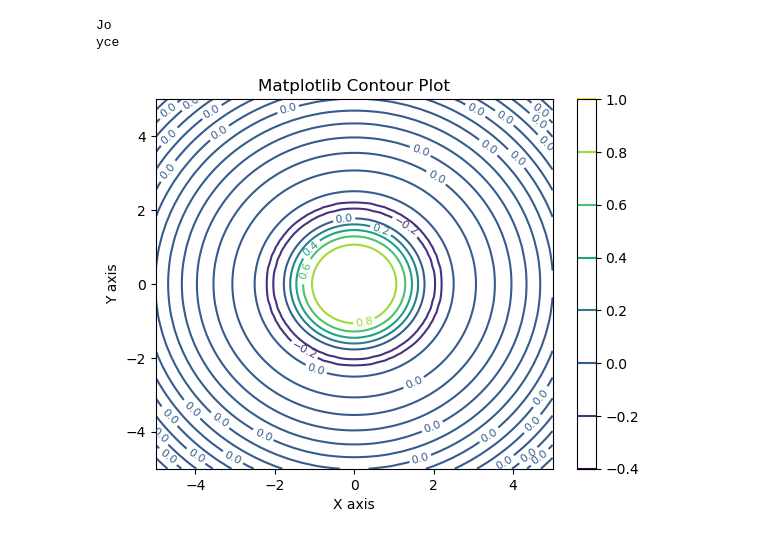
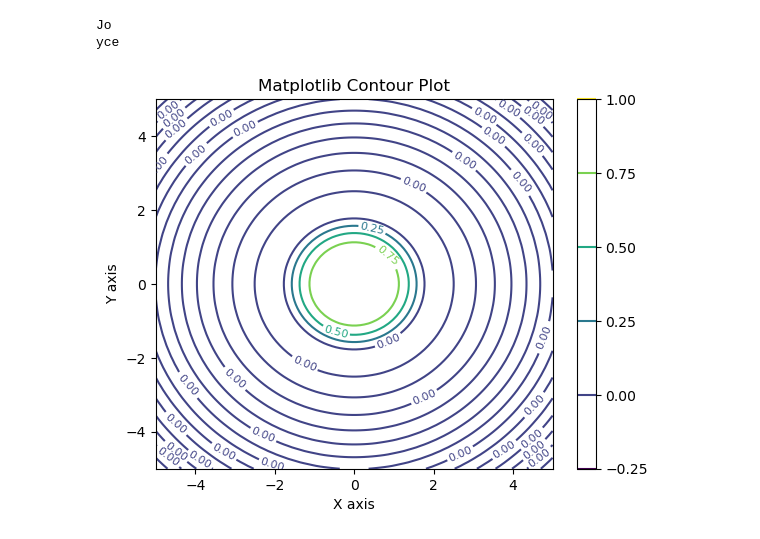
Before and after one commit to duxiuxia-bioinformatics/teach_machine_learning_and_ai, a Jupyter notebook: src/test.ipynb, the cells around one changed output. Saved outputs shown, nothing was run; the diff lists cells and outputs as text; code cells hidden in the pictures.

```diff
--- a/src/test.ipynb
+++ b/src/test.ipynb
@@ -64,26 +64,26 @@ yce
 # %%
 import matplotlib.pyplot as plt
 import numpy as np
 
 # 1. Create sample data (X, Y must be 2D, e.g., using numpy.meshgrid)
 x = np.linspace(-5.0, 5.0, 100)
 y = np.linspace(-5.0, 5.0, 100)
 X, Y = np.meshgrid(x, y)
 Z = np.sin(X**2 + Y**2) / (X**2 + Y**2)
 
 # 2. Create the contour plot
 plt.figure()
-cp = plt.contour(X, Y, Z) # Use contour() for lines
+cp = plt.contour(X, Y, Z, levels=5) # Use contour() for lines
 # cp = plt.contourf(X, Y, Z) # Use contourf() for filled contours
 
 # 3. Add labels and a color bar
 plt.clabel(cp, inline=True, fontsize=8)
 plt.colorbar(cp)
 
 # 4. Add title and show the plot
 plt.title('Matplotlib Contour Plot')
 plt.xlabel('X axis')
 plt.ylabel('Y axis')
 plt.show()
 # %% [output]
-[figure, old version]
+[figure, new version]
```
Also changed, not shown: 1 other file.
